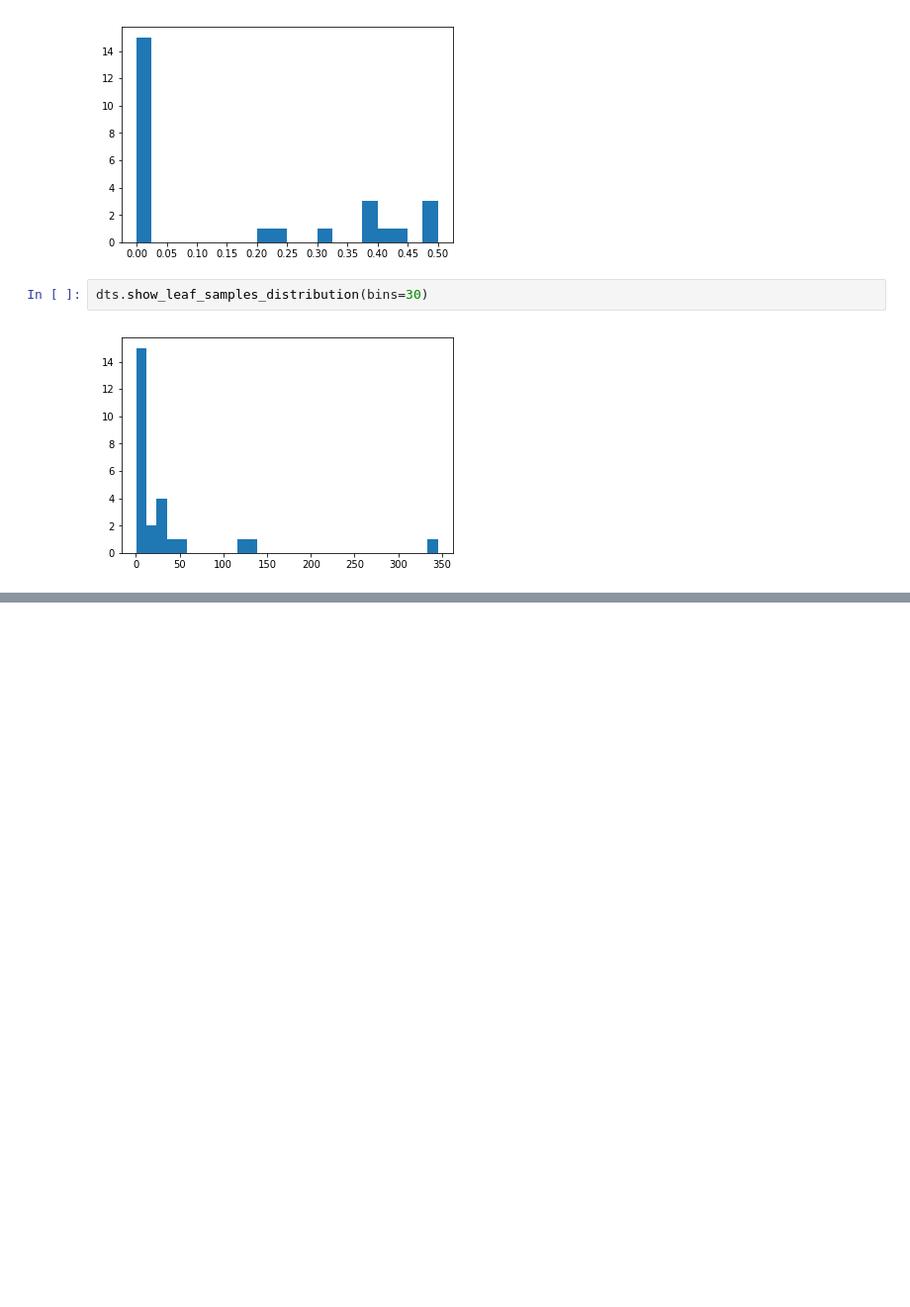
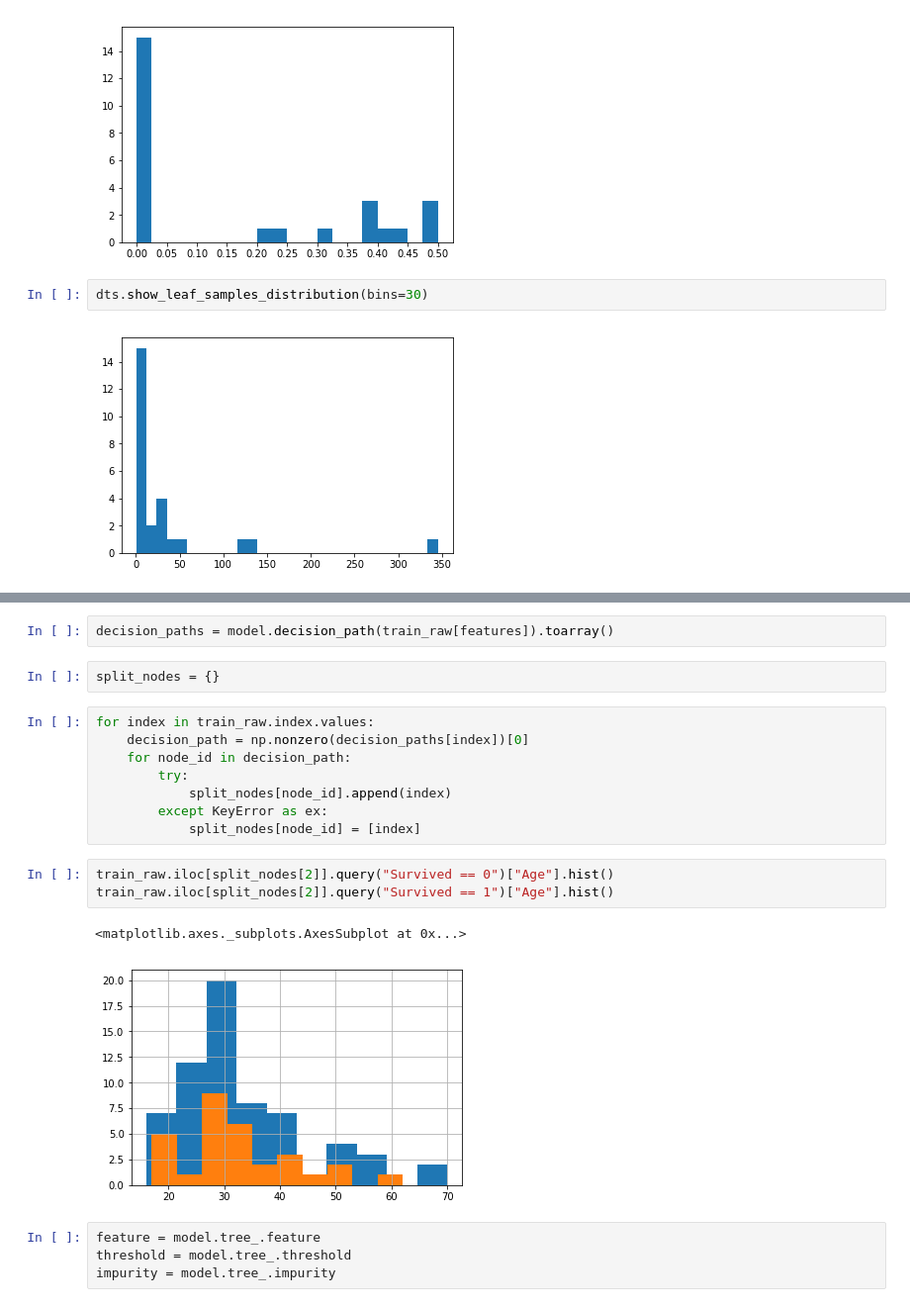
Before and after one commit to tlapusan/woodpecker, a Jupyter notebook: notebooks/DecisionTreeStructure.ipynb, the cells around one changed output, grey strips where cells are left out. Shown: that part at 99% size. Drawn from its saved outputs; the diff is of its cells as text; blank space fills up the shorter version.

Commit message:
Visualize decision splits

```diff
--- a/notebooks/DecisionTreeStructure.ipynb
+++ b/notebooks/DecisionTreeStructure.ipynb
@@ -154,0 +141,22 @@ dts.show_leaf_samples()
+# %%
+decision_paths = model.decision_path(train_raw[features]).toarray()
+# %%
+split_nodes = {}
+# %%
+for index in train_raw.index.values:
+    decision_path = np.nonzero(decision_paths[index])[0]
+    for node_id in decision_path:
+        try:
+            split_nodes[node_id].append(index)
+        except KeyError as ex:
+            split_nodes[node_id] = [index]
+# %%
+train_raw.iloc[split_nodes[2]].query("Survived == 0")["Age"].hist()
+train_raw.iloc[split_nodes[2]].query("Survived == 1")["Age"].hist()
+# %% [output]
+<matplotlib.axes._subplots.AxesSubplot at 0x...>
+[figure, added]
+# %%
+feature = model.tree_.feature
+threshold = model.tree_.threshold
+impurity = model.tree_.impurity
```
Also changed, not shown: parts of 10 cells of this notebook.
